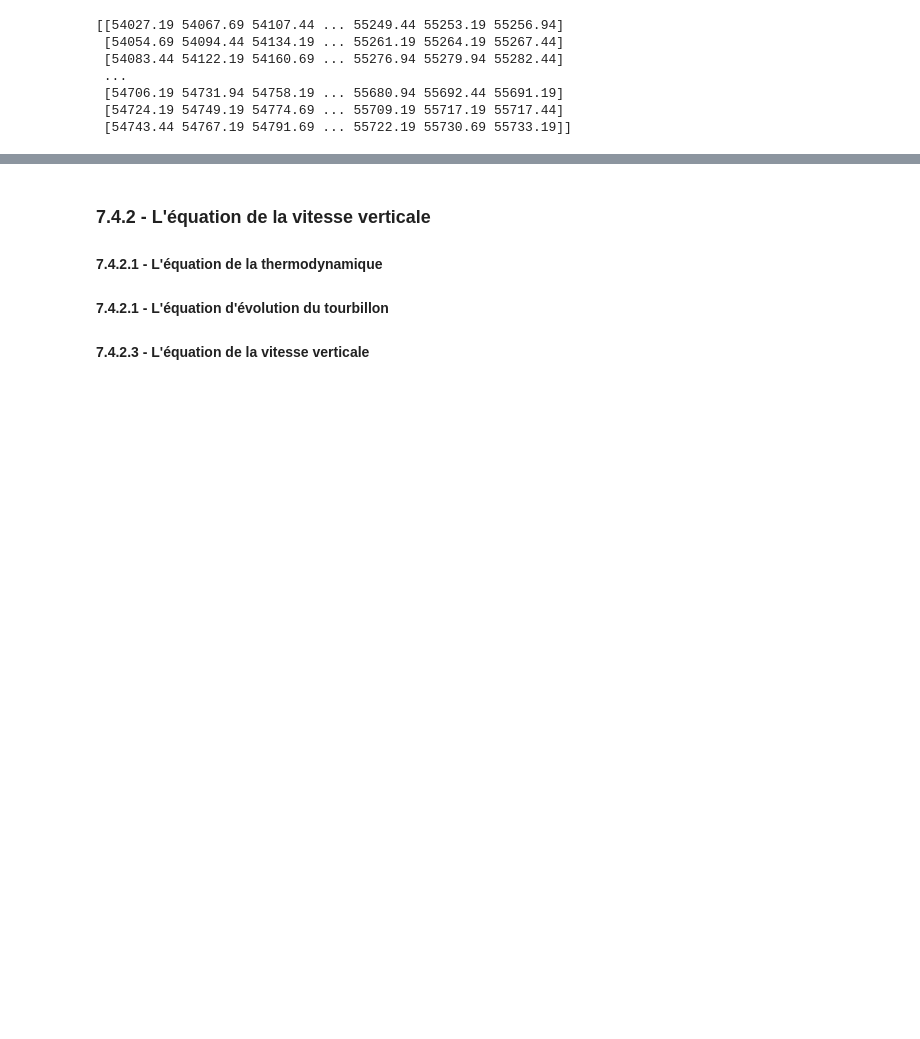
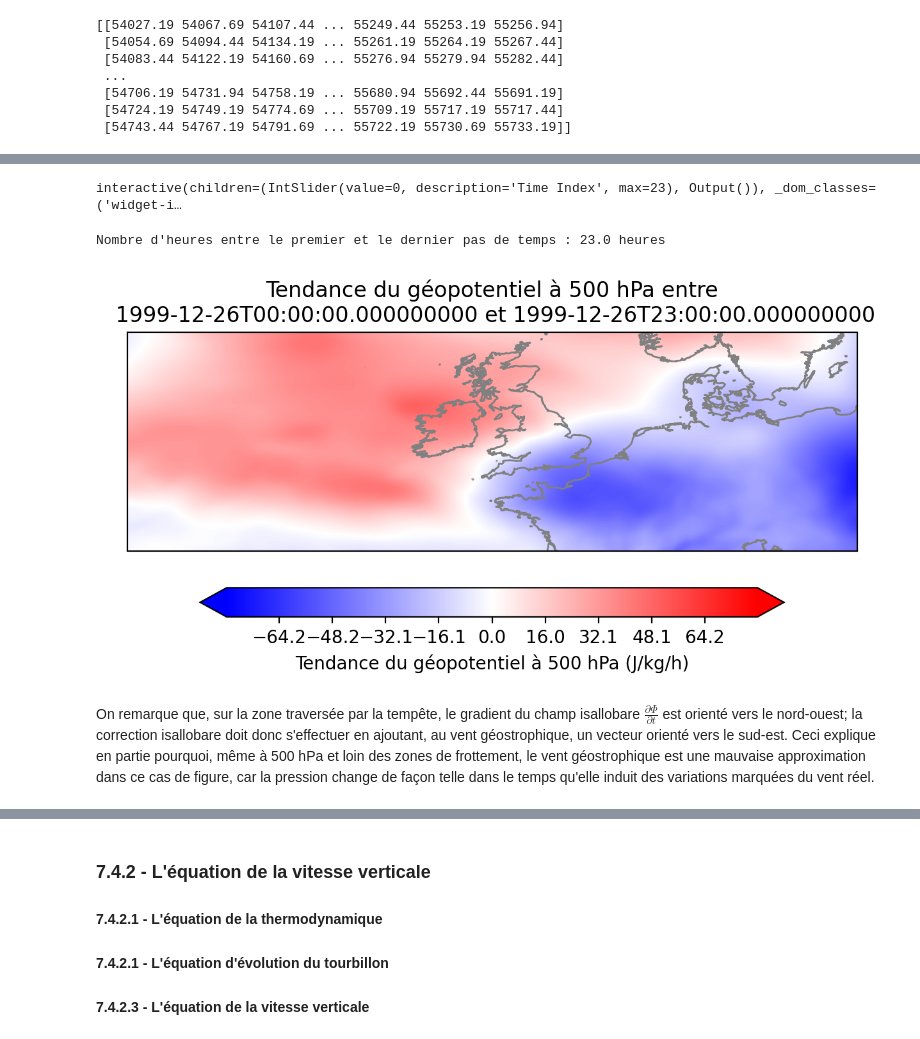
Before and after one commit to fmassonn/teaching, a Jupyter notebook: LPHY1365/Chap07.ipynb, the cells around one changed output, grey strips where cells are left out. Saved outputs shown, nothing was run; the diff lists cells and outputs as text; code cells hidden in the pictures; blank space fills up the shorter version.

Commit message:
add data for last lecture

```diff
--- a/LPHY1365/Chap07.ipynb
+++ b/LPHY1365/Chap07.ipynb
@@ -671,0 +676,73 @@ Cette relation exprime la réalité que la correction à apporter au vent géost
+# %%
+# On ouvre le fichier ./data/78c8e5b1a9c0f2d9e7c3b4a1e5f8c9d2.nc contenant les champs de vent et de géopotentiel à 900, 700, et 500 hPa.
+import xarray  as xr
+import matplotlib.pyplot as plt
+import cartopy.crs as ccrs
+import cartopy.feature as cfeature
+import numpy as np
+
+ds = xr.open_dataset("./data/78a033c7725e39a7d4e13312b6b53aa8.nc")
+print(ds)
+
+# On récupère longitude min, longitude max, latitude min, latitude max à partir des données
+lon_min = ds.longitude.min().item()
+lon_max = ds.longitude.max().item()
+lat_min = ds.latitude.min().item()
+lat_max = ds.latitude.max().item()
+print(f"Longitude min: {lon_min}, Longitude max: {lon_max}, Latitude min: {lat_min}, Latitude max: {lat_max}")
+
+# On choisit le niveau de pression à 900 hPa et on trace le contourf du géopotentiel à ce niveau de pression, pour le premier pas de temps du fichier
+thisPressureLevel = 500.0
+# On inclut une fonction update pour pouvoir bouger avec le curseur sur les pas de temps
+
+def update(t_index):
+    z = ds['z'].sel(pressure_level=thisPressureLevel, valid_time=ds['valid_time'][t_index])
+    plt.figure(figsize=(10, 6), dpi=200)
+    ax = plt.axes(projection=ccrs.PlateCarree())
+    ax.set_extent([lon_min, lon_max, lat_min, lat_max], crs=ccrs.PlateCarree())  # Centré sur l'Europe
+    ax.add_feature(cfeature.COASTLINE, color="grey")
+    z_levels = np.arange(49000,53500, 200)  # Intervalles de 500 J/kg
+    z_contour = ax.contourf(ds['longitude'], ds['latitude'], z, levels=z_levels, cmap='copper', extend='both')
+    plt.colorbar(z_contour, ax=ax, label=f'Géopotentiel à {int(thisPressureLevel)} hPa (J/kg)', shrink=0.8, orientation='horizontal', pad=0.05)
+
+    # On ajoute en vert les flèches du vent réel à ce niveau de pression
+    u = ds['u'].sel(pressure_level=thisPressureLevel, valid_time=ds['valid_time'][t_index])
+    v = ds['v'].sel(pressure_level=thisPressureLevel, valid_time=ds['valid_time'][t_index])
+
+
+    declutter = 10  # Échantillonnage tous les 15 points pour éviter de surcharger la carte
+    #ax.quiver(ds['longitude'][::declutter], ds['latitude'][::declutter], u900[::declutter, ::declutter], v900[::declutter, ::declutter], scale=800, color='lightgreen', width=0.003, headwidth=2)
+    ax.quiver(ds['longitude'][::declutter], ds['latitude'][::declutter], u[::declutter, ::declutter], v[::declutter, ::declutter], scale=800, color='lightblue', width=0.003, headwidth=2)
+
+    # On écrit le titre dont la date en JJ//MM/AAAA HH:MM
+    ax.set_title(f'Géopotentiel à {int(thisPressureLevel)} hPa et vent réel, daté du {ds.valid_time.values[t_index]}')
+    plt.tight_layout
+    plt.show()
+
+# On crée un slider pour faire défiler les pas de temps
+from ipywidgets import interact, IntSlider
+time_slider = IntSlider(min=0, max=len(ds.valid_time)-1, step=1, value=0, description='Time Index')
+interact(update, t_index=time_slider)
+
+# On calcule maintenant le champ de tendance du géopotentiel en l'approximant par la différence entre le premier et le dernier pas de temps, divisé par le nombre d'heures entre les deux pas de temps (en supposant que les pas de temps sont espacés de manière régulière en heures)
+# On suppose que les pas de temps sont espacés de manière régulière en heures, et on calcule le nombre d'heures entre le premier et le dernier pas de temps
+time_diff_hours = (ds.valid_time.values[-1] - ds.valid_time.values[0]) / np.timedelta64(1, 'h')
+print(f"Nombre d'heures entre le premier et le dernier pas de temps : {time_diff_hours} heures")
+# On calcule la tendance du géopotentiel
+z_tendance = (ds['z'].sel(pressure_level=thisPressureLevel, valid_time=ds['valid_time'][-1]) - ds['z'].sel(pressure_level=thisPressureLevel, valid_time=ds['valid_time'][0])) / time_diff_hours
+
+# On trace le contourf de la tendance du géopotentiel
+plt.figure(figsize=(6, 6), dpi=200)
+ax = plt.axes(projection=ccrs.PlateCarree())
+ax.set_extent([lon_min, lon_max, lat_min, lat_max], crs=ccrs.PlateCarree())  # Centré sur l'Europe
+ax.add_feature(cfeature.COASTLINE, color="grey")
+z_tendance_levels = np.arange(-80, 80.05, 0.05)  # Intervalles de 0.5 J/kg/h
+z_tendance_contour = ax.contourf(ds['longitude'], ds['latitude'], z_tendance, levels=z_tendance_levels, cmap='bwr', extend='both')
+#plt.colorbar(z_tendance_contour, ax=ax, label=f'Tendance du géopotentiel à {int(thisPressureLevel)} hPa (J/kg/h)', shrink=0.8, orientation='horizontal', pad=0.05)
+plt.colorbar(z_tendance_contour, ax=ax, label=f'Tendance du géopotentiel à {int(thisPressureLevel)} hPa (J/kg/h)', shrink=0.8, orientation='horizontal', pad=0.05)
+#ax.set_title(f'Tendance du géopotentiel à 900 hPa entre\n {ds.valid_time.values[0]} et {ds.valid_time.values[-1]}')
+ax.set_title(f'Tendance du géopotentiel à {int(thisPressureLevel)} hPa entre\n {ds.valid_time.values[0]} et {ds.valid_time.values[-1]}')
+
+plt.tight_layout()
+plt.show()
+# %% [output]
@@ -671,0 +766,5 @@ Cette relation exprime la réalité que la correction à apporter au vent géost
+interactive(children=(IntSlider(value=0, description='Time Index', max=23), Output()), _dom_classes=('widget-i…
+Nombre d'heures entre le premier et le dernier pas de temps : 23.0 heures
+[figure, added]
+# %% [markdown]
+On remarque que, sur la zone traversée par la tempête, le gradient du champ isallobare $\frac{\partial \Phi}{\partial t}$ est orienté vers le nord-ouest; la correction isallobare doit donc s'effectuer en ajoutant, au vent géostrophique, un vecteur orienté vers le sud-est. Ceci explique en partie pourquoi, même à 500 hPa et loin des zones de frottement, le vent géostrophique est une mauvaise approximation dans ce cas de figure, car la pression change de façon telle dans le temps qu'elle induit des variations marquées du vent réel.
```
Also changed, not shown: parts of 12 cells of this notebook, 5 other files.
